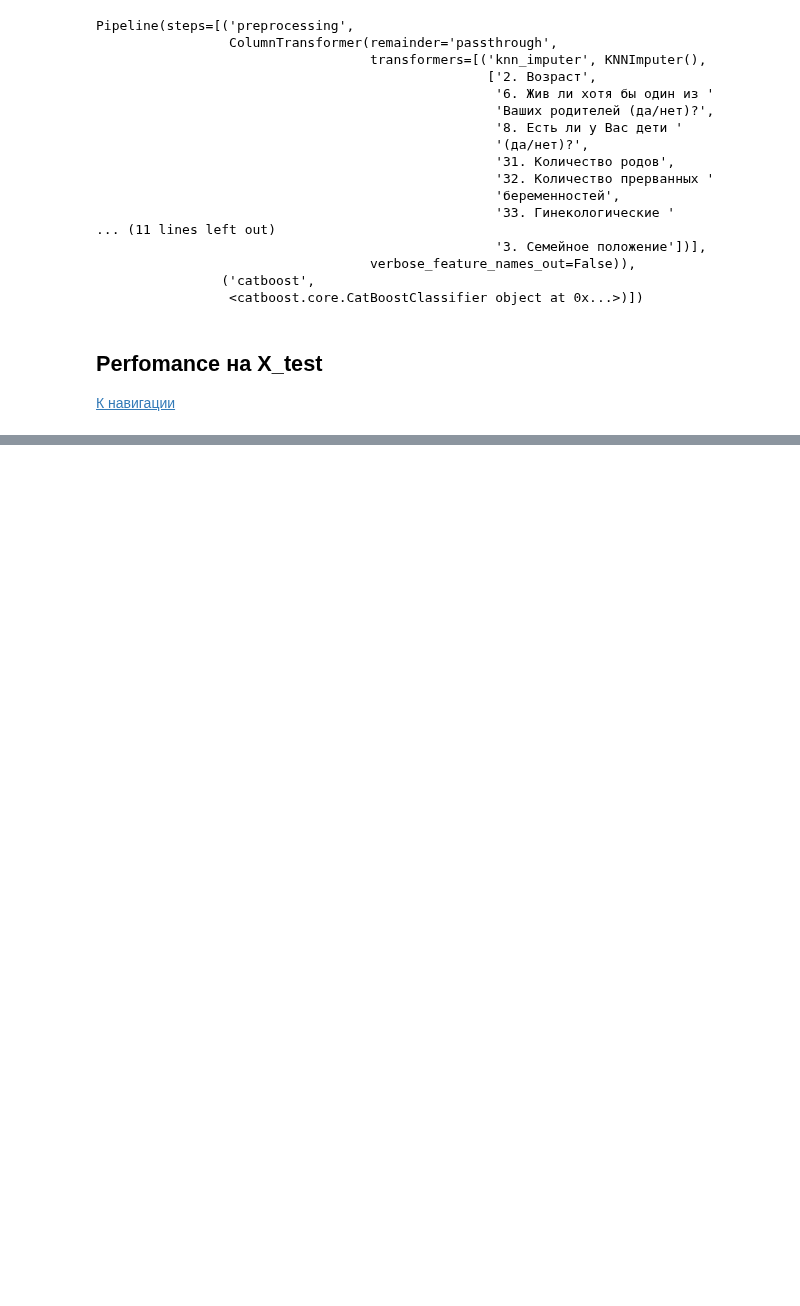
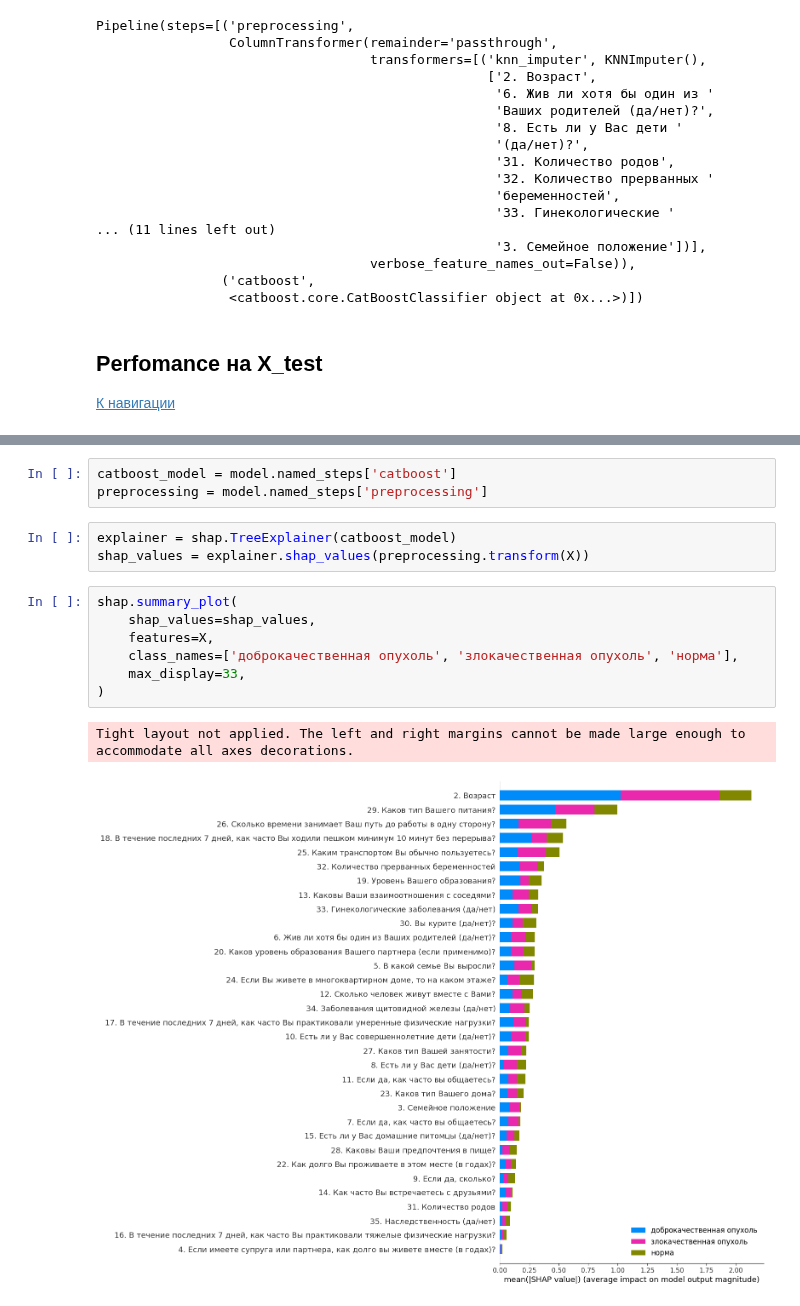
Before and after one commit to mikhailmartin/Breast-Cancer, a Jupyter notebook: notebooks/CatBoost.ipynb, the cells around one changed output, grey strips where cells are left out. Drawn from its saved outputs; the diff is of its cells as text; blank space fills up the shorter version.

```diff
--- a/notebooks/CatBoost.ipynb
+++ b/notebooks/CatBoost.ipynb
@@ -187,0 +193,16 @@ my_multiclass_classification_report(y_test, model.predict(X_test))
+# %%
+catboost_model = model.named_steps['catboost']
+preprocessing = model.named_steps['preprocessing']
+# %%
+explainer = shap.TreeExplainer(catboost_model)
+shap_values = explainer.shap_values(preprocessing.transform(X))
+# %%
+shap.summary_plot(
+    shap_values=shap_values,
+    features=X,
+    class_names=['доброкачественная опухоль', 'злокачественная опухоль', 'норма'],
+    max_display=33,
+)
+# %% [output]
+Tight layout not applied. The left and right margins cannot be made large enough to accommodate all axes decorations.
+[figure, added]
```
Also changed, not shown: parts of 6 cells of this notebook, 27 other files.
